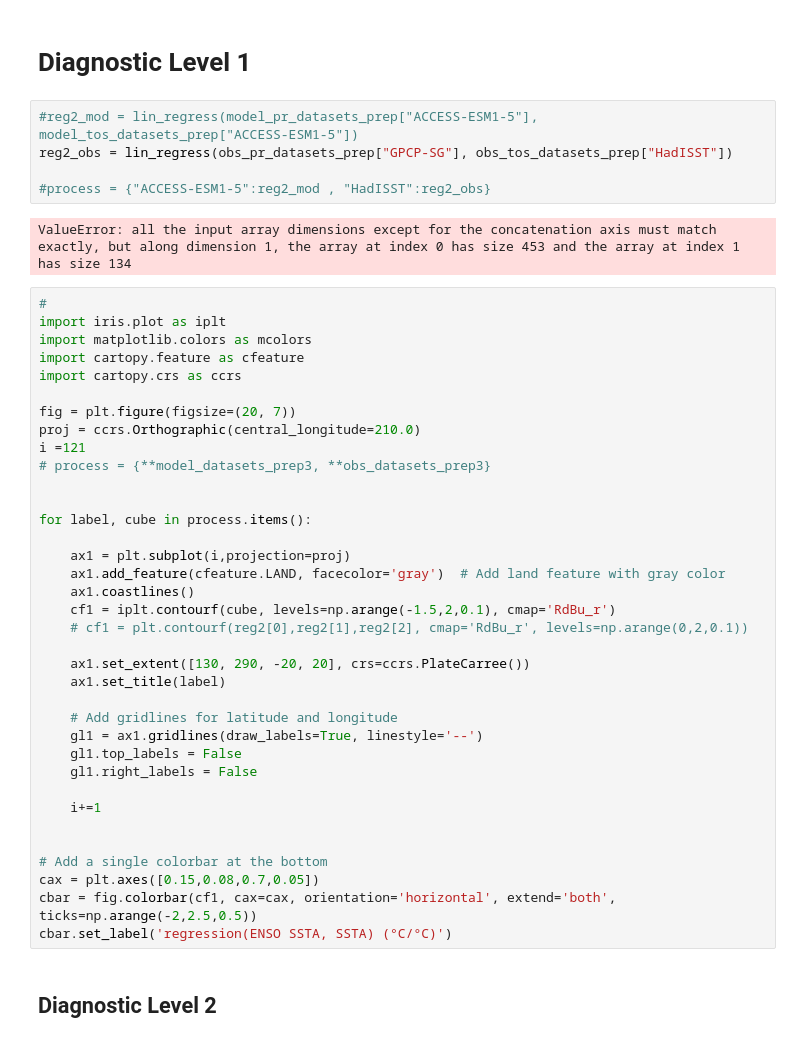
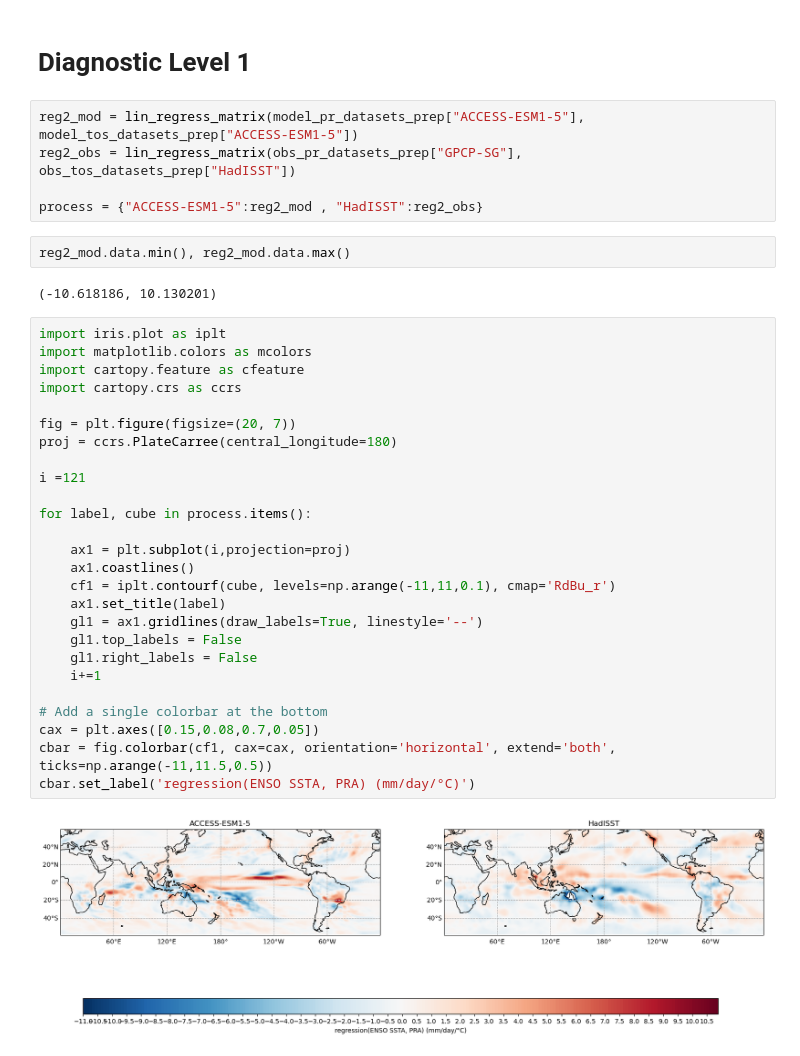
Before and after one commit to ACCESS-NRI/ENSO_recipes, a Jupyter notebook: 16-DJF_PR_Teleconnection.ipynb, the cells around one changed output. Cells and saved outputs as stored; diff of their text form.

Commit message:
Change Linear regression function, issue with the range of output

```diff
--- a/16-DJF_PR_Teleconnection.ipynb
+++ b/16-DJF_PR_Teleconnection.ipynb
@@ -146,47 +170,39 @@ obs_pr_datasets_prep = {name: pr_global(dataset) for name, dataset in obs_pr_dat
 # %% [markdown]
 # Diagnostic Level 1
 # %%
-#reg2_mod = lin_regress(model_pr_datasets_prep["ACCESS-ESM1-5"], model_tos_datasets_prep["ACCESS-ESM1-5"])
-reg2_obs = lin_regress(obs_pr_datasets_prep["GPCP-SG"], obs_tos_datasets_prep["HadISST"])
+reg2_mod = lin_regress_matrix(model_pr_datasets_prep["ACCESS-ESM1-5"], model_tos_datasets_prep["ACCESS-ESM1-5"])
+reg2_obs = lin_regress_matrix(obs_pr_datasets_prep["GPCP-SG"], obs_tos_datasets_prep["HadISST"])
 
-#process = {"ACCESS-ESM1-5":reg2_mod , "HadISST":reg2_obs}
+process = {"ACCESS-ESM1-5":reg2_mod , "HadISST":reg2_obs}
-# %% [output]
-ValueError: all the input array dimensions except for the concatenation axis must match exactly, but along dimension 1, the array at index 0 has size 453 and the array at index 1 has size 134
+# %%
+reg2_mod.data.min(), reg2_mod.data.max()
+# %% [output]
+(-10.618186, 10.130201)
 # %%
-#
 import iris.plot as iplt
 import matplotlib.colors as mcolors
 import cartopy.feature as cfeature
 import cartopy.crs as ccrs
 
 fig = plt.figure(figsize=(20, 7))
-proj = ccrs.Orthographic(central_longitude=210.0)
+proj = ccrs.PlateCarree(central_longitude=180)
+
 i =121
-# process = {**model_datasets_prep3, **obs_datasets_prep3}
-
 
 for label, cube in process.items():
 
     ax1 = plt.subplot(i,projection=proj)
-    ax1.add_feature(cfeature.LAND, facecolor='gray')  # Add land feature with gray color
     ax1.coastlines()
-    cf1 = iplt.contourf(cube, levels=np.arange(-1.5,2,0.1), cmap='RdBu_r')
-    # cf1 = plt.contourf(reg2[0],reg2[1],reg2[2], cmap='RdBu_r', levels=np.arange(0,2,0.1))
-
-    ax1.set_extent([130, 290, -20, 20], crs=ccrs.PlateCarree())
+    cf1 = iplt.contourf(cube, levels=np.arange(-11,11,0.1), cmap='RdBu_r')
     ax1.set_title(label)
-
-    # Add gridlines for latitude and longitude
     gl1 = ax1.gridlines(draw_labels=True, linestyle='--')
     gl1.top_labels = False
     gl1.right_labels = False
-
     i+=1
-
 
 # Add a single colorbar at the bottom
 cax = plt.axes([0.15,0.08,0.7,0.05])
-cbar = fig.colorbar(cf1, cax=cax, orientation='horizontal', extend='both', ticks=np.arange(-2,2.5,0.5))
-cbar.set_label('regression(ENSO SSTA, SSTA) (°C/°C)')
+cbar = fig.colorbar(cf1, cax=cax, orientation='horizontal', extend='both', ticks=np.arange(-11,11.5,0.5))
+cbar.set_label('regression(ENSO SSTA, PRA) (mm/day/°C)')
+# %% [output]
+[figure, added]
-# %% [markdown]
-## Diagnostic Level 2
```
Also changed, not shown: parts of 4 cells of this notebook.
